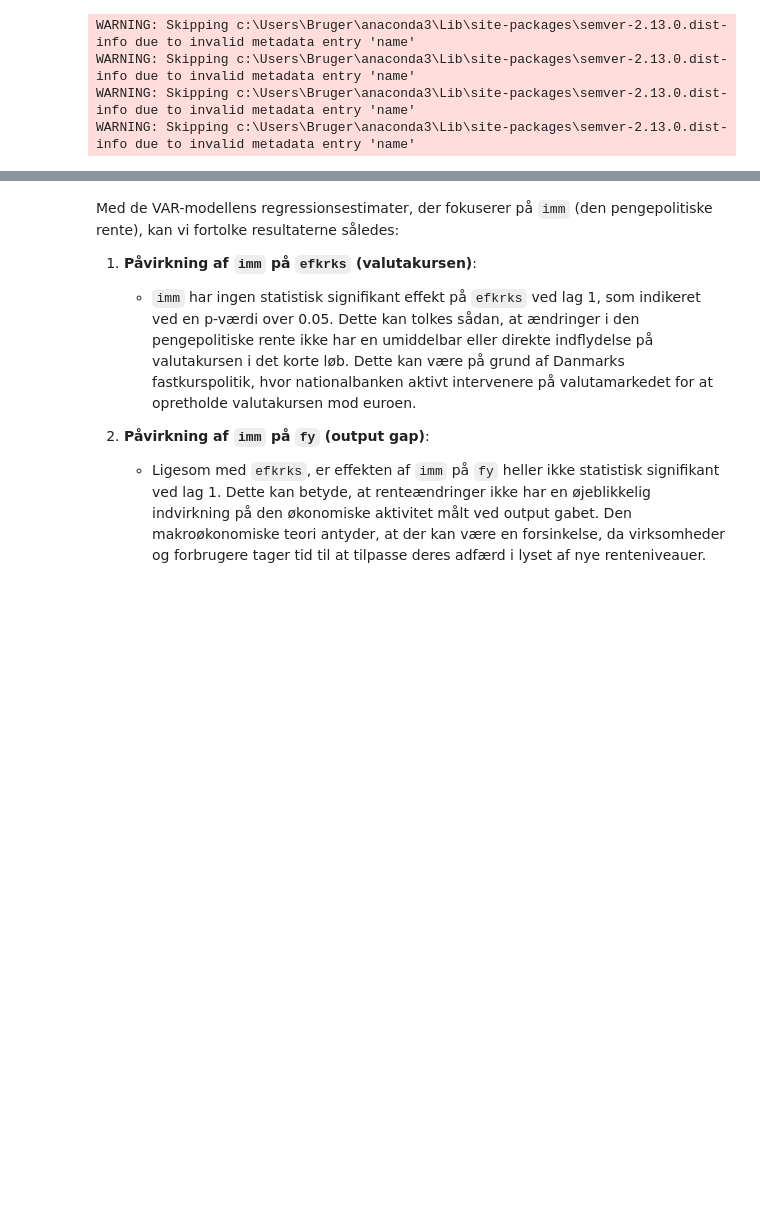
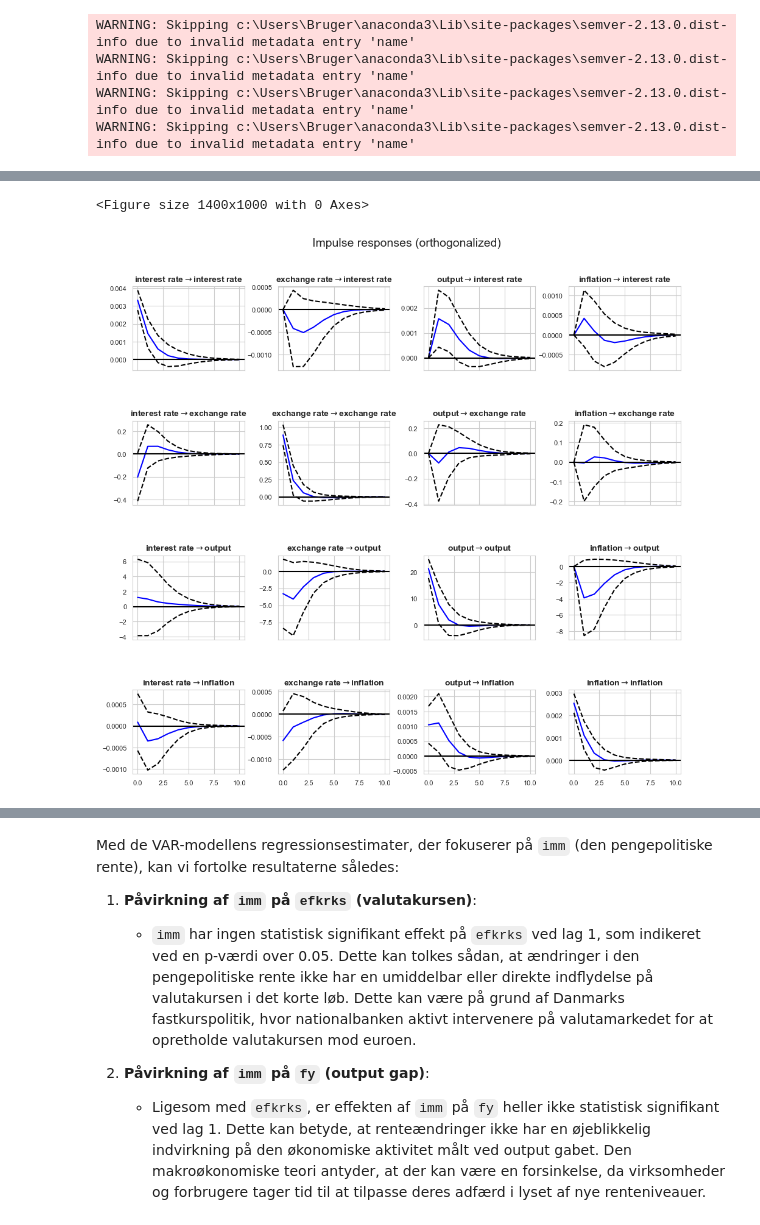
Before and after one commit to NumEconCopenhagen/projects-2024-sara-sara-huda, a Jupyter notebook: dataproject/Dataproject1.ipynb, the cells around one changed output, grey strips where cells are left out. Saved outputs shown, nothing was run; the diff lists cells and outputs as text; code cells hidden in the pictures; blank space fills up the shorter version.

Commit message:
updated data

```diff
--- a/dataproject/Dataproject1.ipynb
+++ b/dataproject/Dataproject1.ipynb
@@ -123,0 +91,20 @@ pcpdk     0.031942 -0.209394  0.403012  1.000000
+# %%
+# Define a mapping for renaming variables to more descriptive names
+variable_rename_map = {
+    'fy': 'output',
+    'imm': 'interest rate',
+    'efkrks': 'exchange rate',
+    'pcpdk': 'inflation'
+}
+
+# Rename the variables in the dataframe
+mona_data_for_var = mona_data_transposed[variable_names]
+mona_data_for_var_renamed = mona_data_for_var.rename(columns=variable_rename_map)
+
+# Fit the VAR model with the renamed variables
+var_model_renamed = VAR(mona_data_for_var_renamed)
+var_results_renamed = var_model_renamed.fit(maxlags=2, ic='aic')
+
+# Print first ten observations
+first_ten_observations_renamed = mona_data_for_var_renamed.head(10)
+first_ten_observations_renamed
@@ -123,0 +123,29 @@ pcpdk     0.031942 -0.209394  0.403012  1.000000
+# %%
+# Analyze impulse response functions with renamed variables
+irf_renamed = var_results_renamed.irf(10)  # Analyze the effect over 10 periods
+
+# Set figure size
+plt.figure(figsize=(14, 10))
+
+# Plot the impulse response functions
+irf_plot = irf_renamed.plot(orth=True)  # Use orthogonalized impulses
+
+# Improve the overall aesthetics
+sns.set_style('whitegrid')
+
+# Adjust individual plot parameters to prevent overlapping titles and labels
+for i, ax in enumerate(irf_plot.axes):
+    # Improve spacing and font sizes for clarity
+    ax.set_title(ax.get_title(), fontsize=10, fontweight='bold')
+    ax.xaxis.label.set_visible(False)  # Hide x-axis labels to prevent overlap
+    ax.yaxis.label.set_visible(False)  # Hide y-axis labels to prevent overlap
+    ax.tick_params(labelsize=8)       # Reduce tick label size for space
+
+# Tweak overall spacing between plots in the grid
+plt.subplots_adjust(top=0.9, bottom=0.1, hspace=0.6, wspace=0.3)
+
+# Show the updated plot
+plt.show()
+# %% [output]
+<Figure size 1400x1000 with 0 Axes>
+[figure, added]
```
Also changed, not shown: parts of 5 cells of this notebook.
